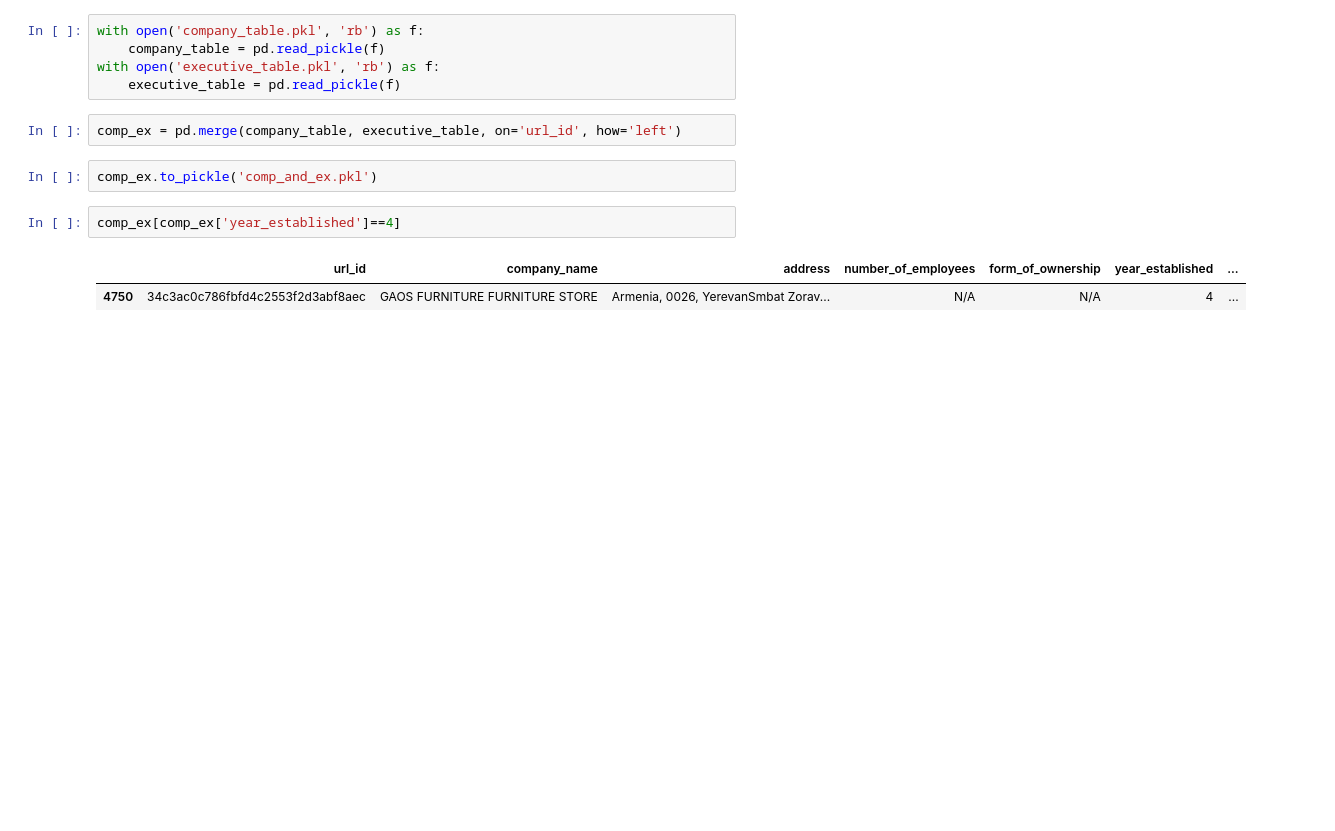
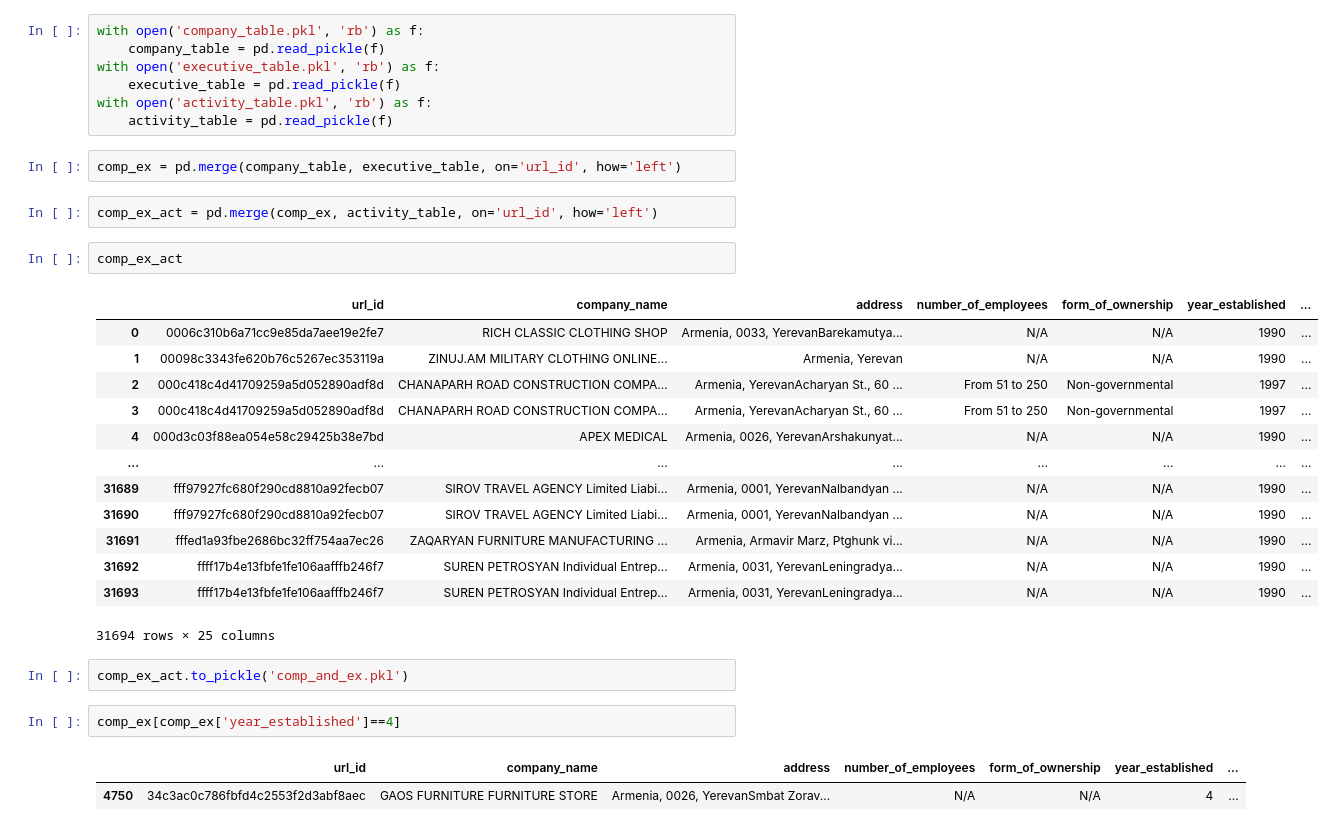
Before and after one commit to khatun1112/Spyur, a Jupyter notebook: Streamlit/queries.ipynb, the cells around one changed output. Drawn from its saved outputs; the diff is of its cells as text; blank space fills up the shorter version.

```diff
--- a/Streamlit/queries.ipynb
+++ b/Streamlit/queries.ipynb
@@ -5,10 +5,30 @@ with open('company_table.pkl', 'rb') as f:
     company_table = pd.read_pickle(f)
 with open('executive_table.pkl', 'rb') as f:
     executive_table = pd.read_pickle(f)
+with open('activity_table.pkl', 'rb') as f:
+    activity_table = pd.read_pickle(f)
 # %%
 comp_ex = pd.merge(company_table, executive_table, on='url_id', how='left')
+# %%
+comp_ex_act = pd.merge(comp_ex, activity_table, on='url_id', how='left')
+# %%
+comp_ex_act
+# %% [output]
+|  | url_id | company_name | address | number_of_employees | form_of_ownership | year_established | ... |
+| 0 | 0006c310b6a71cc9e85da7aee19e2fe7 | RICH CLASSIC CLOTHING SHOP | Armenia, 0033, YerevanBarekamutya... | N/A | N/A | 1990 | ... |
+| 1 | 00098c3343fe620b76c5267ec353119a | ZINUJ.AM MILITARY CLOTHING ONLINE... | Armenia, Yerevan | N/A | N/A | 1990 | ... |
+| 2 | 000c418c4d41709259a5d052890adf8d | CHANAPARH ROAD CONSTRUCTION COMPA... | Armenia, YerevanAcharyan St., 60 ... | From 51 to 250 | Non-governmental | 1997 | ... |
+| 3 | 000c418c4d41709259a5d052890adf8d | CHANAPARH ROAD CONSTRUCTION COMPA... | Armenia, YerevanAcharyan St., 60 ... | From 51 to 250 | Non-governmental | 1997 | ... |
+| 4 | 000d3c03f88ea054e58c29425b38e7bd | APEX MEDICAL | Armenia, 0026, YerevanArshakunyat... | N/A | N/A | 1990 | ... |
+| ... | ... | ... | ... | ... | ... | ... | ... |
+| 31689 | fff97927fc680f290cd8810a92fecb07 | SIROV TRAVEL AGENCY Limited Liabi... | Armenia, 0001, YerevanNalbandyan ... | N/A | N/A | 1990 | ... |
+| 31690 | fff97927fc680f290cd8810a92fecb07 | SIROV TRAVEL AGENCY Limited Liabi... | Armenia, 0001, YerevanNalbandyan ... | N/A | N/A | 1990 | ... |
+| 31691 | fffed1a93fbe2686bc32ff754aa7ec26 | ZAQARYAN FURNITURE MANUFACTURING ... | Armenia, Armavir Marz, Ptghunk vi... | N/A | N/A | 1990 | ... |
+| 31692 | ffff17b4e13fbfe1fe106aafffb246f7 | SUREN PETROSYAN Individual Entrep... | Armenia, 0031, YerevanLeningradya... | N/A | N/A | 1990 | ... |
+| 31693 | ffff17b4e13fbfe1fe106aafffb246f7 | SUREN PETROSYAN Individual Entrep... | Armenia, 0031, YerevanLeningradya... | N/A | N/A | 1990 | ... |
+31694 rows × 25 columns
 # %%
-comp_ex.to_pickle('comp_and_ex.pkl')
+comp_ex_act.to_pickle('comp_and_ex.pkl')
 # %%
 comp_ex[comp_ex['year_established']==4]
 # %% [output]
```
Also changed, not shown: 17 other files.
